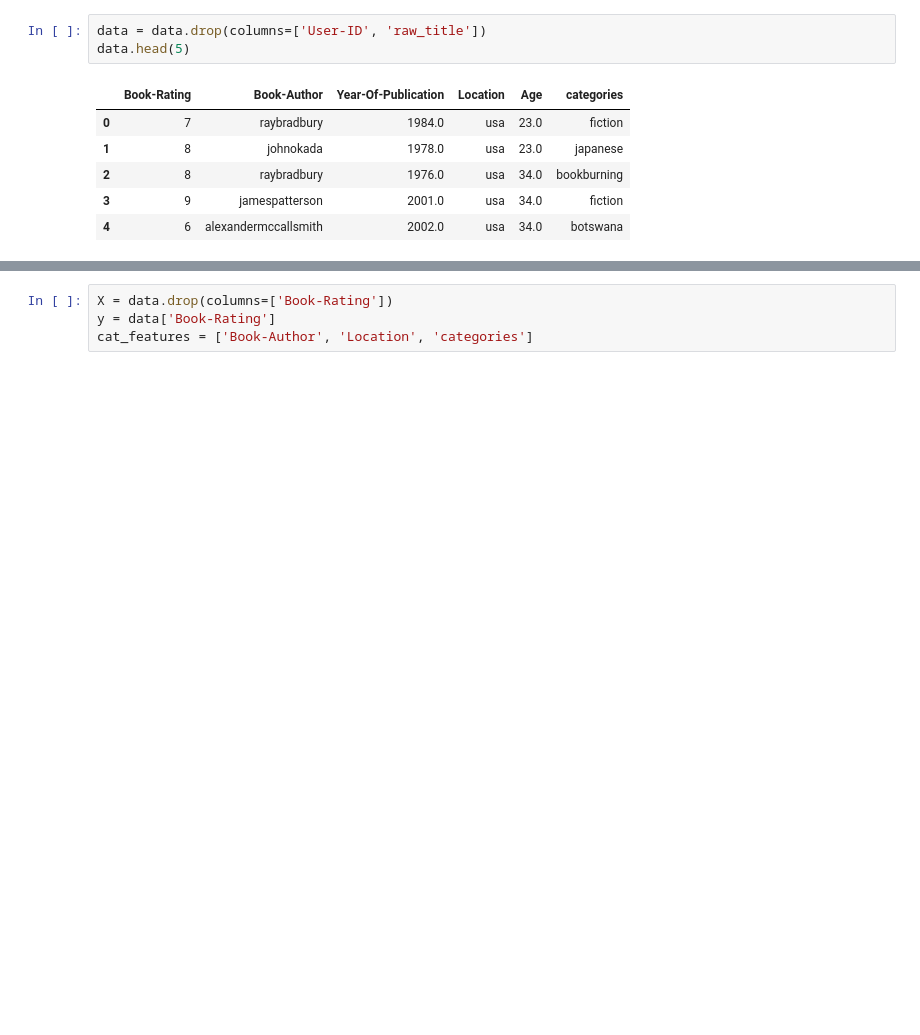
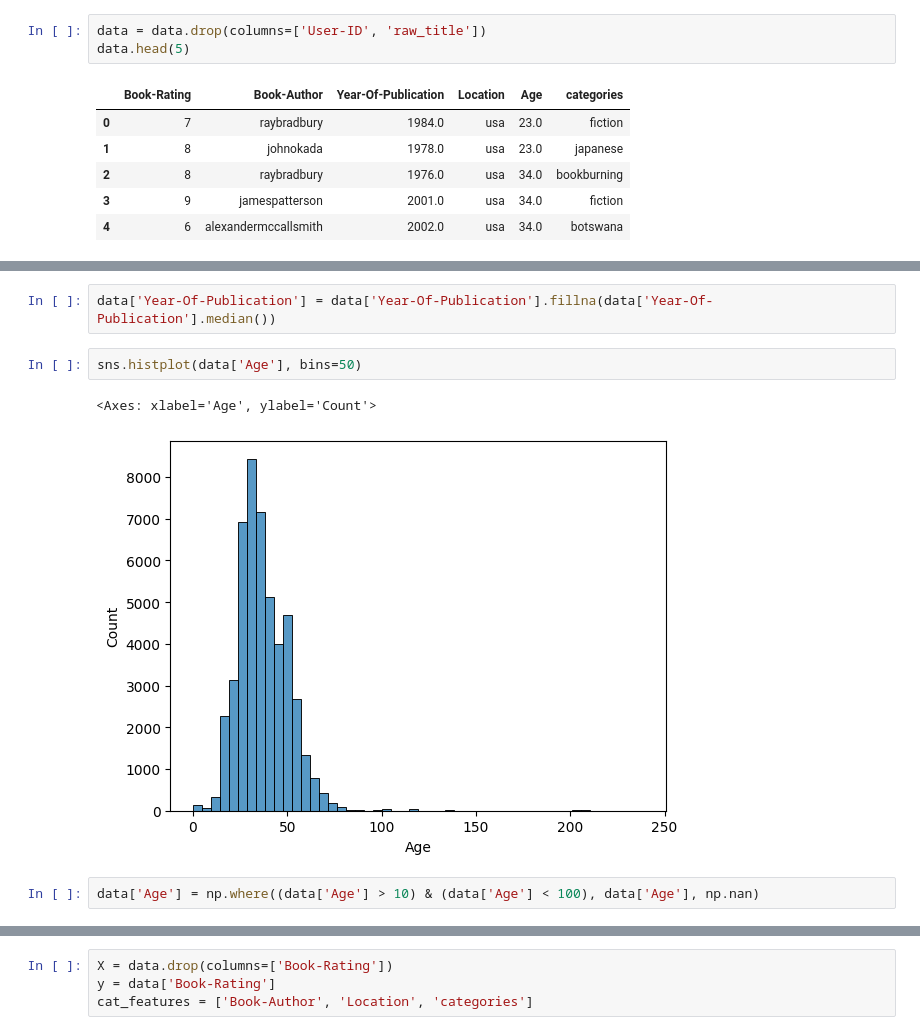
Before and after one commit to justProductAnalyst/Books-Recommendation-System, a Jupyter notebook: ML/CatBoost&Embedding.ipynb, the cells around one changed output, grey strips where cells are left out. Drawn from its saved outputs; the diff is of its cells as text; blank space fills up the shorter version.

```diff
--- a/ML/CatBoost&Embedding.ipynb
+++ b/ML/CatBoost&Embedding.ipynb
@@ -137,0 +155,9 @@ data.head(5)
+# %%
+data['Year-Of-Publication'] = data['Year-Of-Publication'].fillna(data['Year-Of-Publication'].median())
+# %%
+sns.histplot(data['Age'], bins=50)
+# %% [output]
+<Axes: xlabel='Age', ylabel='Count'>
+[figure, added]
+# %%
+data['Age'] = np.where((data['Age'] > 10) & (data['Age'] < 100), data['Age'], np.nan)
```
Also changed, not shown: parts of 22 cells of this notebook.
